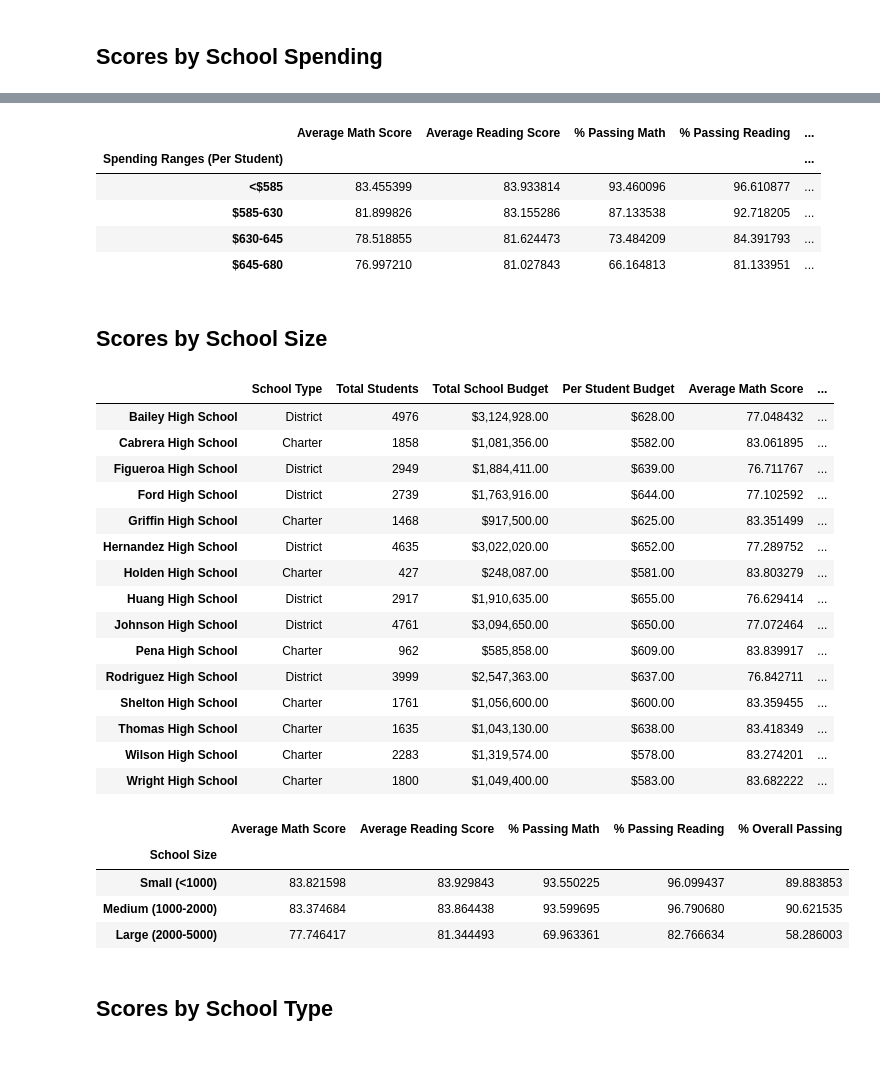
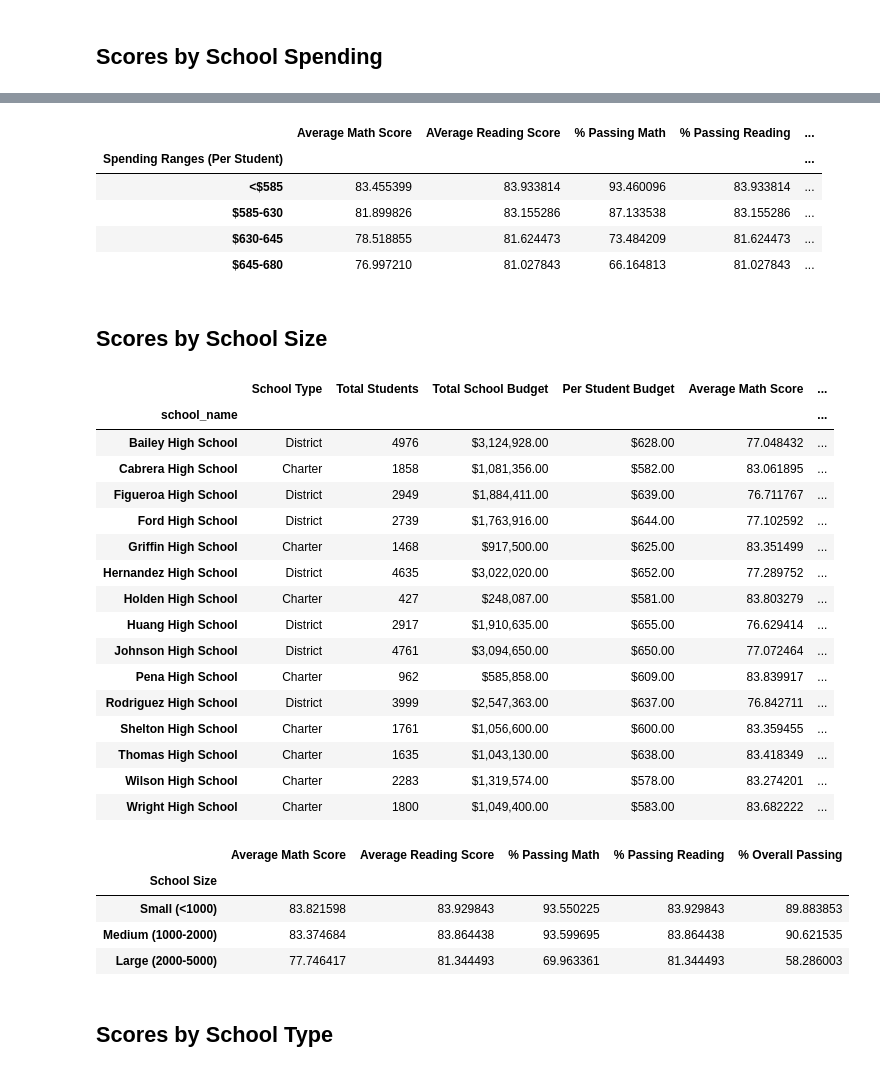
Before and after one commit to Crashapple/pandas-challenge, a Jupyter notebook: PyCitySchools/PyCitySchools_starter.ipynb, the cells around one changed output, grey strips where cells are left out. Saved outputs shown, nothing was run; the diff lists cells and outputs as text; code cells hidden in the pictures.

```diff
--- a/PyCitySchools/PyCitySchools_starter.ipynb
+++ b/PyCitySchools/PyCitySchools_starter.ipynb
@@ -417,7 +425,8 @@ labels = ["<$585", "$585-630", "$630-645", "$645-680"]
 school_spending_df = per_school_summary.copy()
 # %%
 # Use `pd.cut` to categorize spending based on the bins.
-school_spending_df["Spending Ranges (Per Student)"] =
+school_spending_df["Per Student Budget"] = school_spending_df["Per Student Budget"].str.replace('$','').astype(float)
+school_spending_df["Spending Ranges (Per Student)"] = pd.cut(school_spending_df["Per Student Budget"], bins=spending_bins, labels=labels)
 school_spending_df
 # %% [output]
 |  | School Type | Total Students | Total School Budget | Per Student Budget | Average Math Score | ... |
@@ -445,17 +455,23 @@ spending_passing_reading = school_spending_df.groupby(["Spending Ranges (Per Stu
 overall_passing_spending = school_spending_df.groupby(["Spending Ranges (Per Student)"])["% Overall Passing"].mean()
 # %%
 # Assemble into DataFrame
-spending_summary =
+spending_summary = pd.DataFrame({
+    'Average Math Score': spending_math_scores,
+    'AVerage Reading Score': spending_reading_scores,
+    '% Passing Math': spending_passing_math,
+    '% Passing Reading': spending_reading_scores,
+    '% Overall Passing': overall_passing_spending
+})
 
 # Display results
 spending_summary
 # %% [output]
-|  | Average Math Score | Average Reading Score | % Passing Math | % Passing Reading | ... |
+|  | Average Math Score | AVerage Reading Score | % Passing Math | % Passing Reading | ... |
 | Spending Ranges (Per Student) |  |  |  |  | ... |
-| <$585 | 83.455399 | 83.933814 | 93.460096 | 96.610877 | ... |
-| $585-630 | 81.899826 | 83.155286 | 87.133538 | 92.718205 | ... |
-| $630-645 | 78.518855 | 81.624473 | 73.484209 | 84.391793 | ... |
-| $645-680 | 76.997210 | 81.027843 | 66.164813 | 81.133951 | ... |
+| <$585 | 83.455399 | 83.933814 | 93.460096 | 83.933814 | ... |
+| $585-630 | 81.899826 | 83.155286 | 87.133538 | 83.155286 | ... |
+| $630-645 | 78.518855 | 81.624473 | 73.484209 | 81.624473 | ... |
+| $645-680 | 76.997210 | 81.027843 | 66.164813 | 81.027843 | ... |
 # %% [markdown]
 ## Scores by School Size
 # %%
@@ -466,10 +482,11 @@ labels = ["Small (<1000)", "Medium (1000-2000)", "Large (2000-5000)"]
 # Categorize the spending based on the bins
 # Use `pd.cut` on the "Total Students" column of the `per_school_summary` DataFrame.
 
-per_school_summary["School Size"] =
+per_school_summary["School Size"] = pd.cut(per_school_summary['Total Students'], bins=size_bins, labels=labels)
 per_school_summary
 # %% [output]
 |  | School Type | Total Students | Total School Budget | Per Student Budget | Average Math Score | ... |
+| school_name |  |  |  |  |  | ... |
 | Bailey High School | District | 4976 | $3,124,928.00 | $628.00 | 77.048432 | ... |
 | Cabrera High School | Charter | 1858 | $1,081,356.00 | $582.00 | 83.061895 | ... |
 | Figueroa High School | District | 2949 | $1,884,411.00 | $639.00 | 76.711767 | ... |
@@ -495,16 +512,22 @@ size_overall_passing = per_school_summary.groupby(["School Size"])["% Overall Pa
 # %%
 # Create a DataFrame called `size_summary` that breaks down school performance based on school size (small, medium, or large).
 # Use the scores above to create a new DataFrame called `size_summary`
-size_summary =
+size_summary = pd.DataFrame({
+    'Average Math Score': size_math_scores,
+    'Average Reading Score': size_reading_scores,
+    '% Passing Math': size_passing_math,
+    '% Passing Reading': size_reading_scores,
+    '% Overall Passing': size_overall_passing
+})
 
 # Display results
 size_summary
 # %% [output]
 |  | Average Math Score | Average Reading Score | % Passing Math | % Passing Reading | % Overall Passing |
 | School Size |  |  |  |  |  |
-| Small (<1000) | 83.821598 | 83.929843 | 93.550225 | 96.099437 | 89.883853 |
-| Medium (1000-2000) | 83.374684 | 83.864438 | 93.599695 | 96.790680 | 90.621535 |
-| Large (2000-5000) | 77.746417 | 81.344493 | 69.963361 | 82.766634 | 58.286003 |
+| Small (<1000) | 83.821598 | 83.929843 | 93.550225 | 83.929843 | 89.883853 |
+| Medium (1000-2000) | 83.374684 | 83.864438 | 93.599695 | 83.864438 | 90.621535 |
+| Large (2000-5000) | 77.746417 | 81.344493 | 69.963361 | 81.344493 | 58.286003 |
 # %% [markdown]
 ## Scores by School Type
 # %%
```
Also changed, not shown: parts of 7 cells of this notebook.
